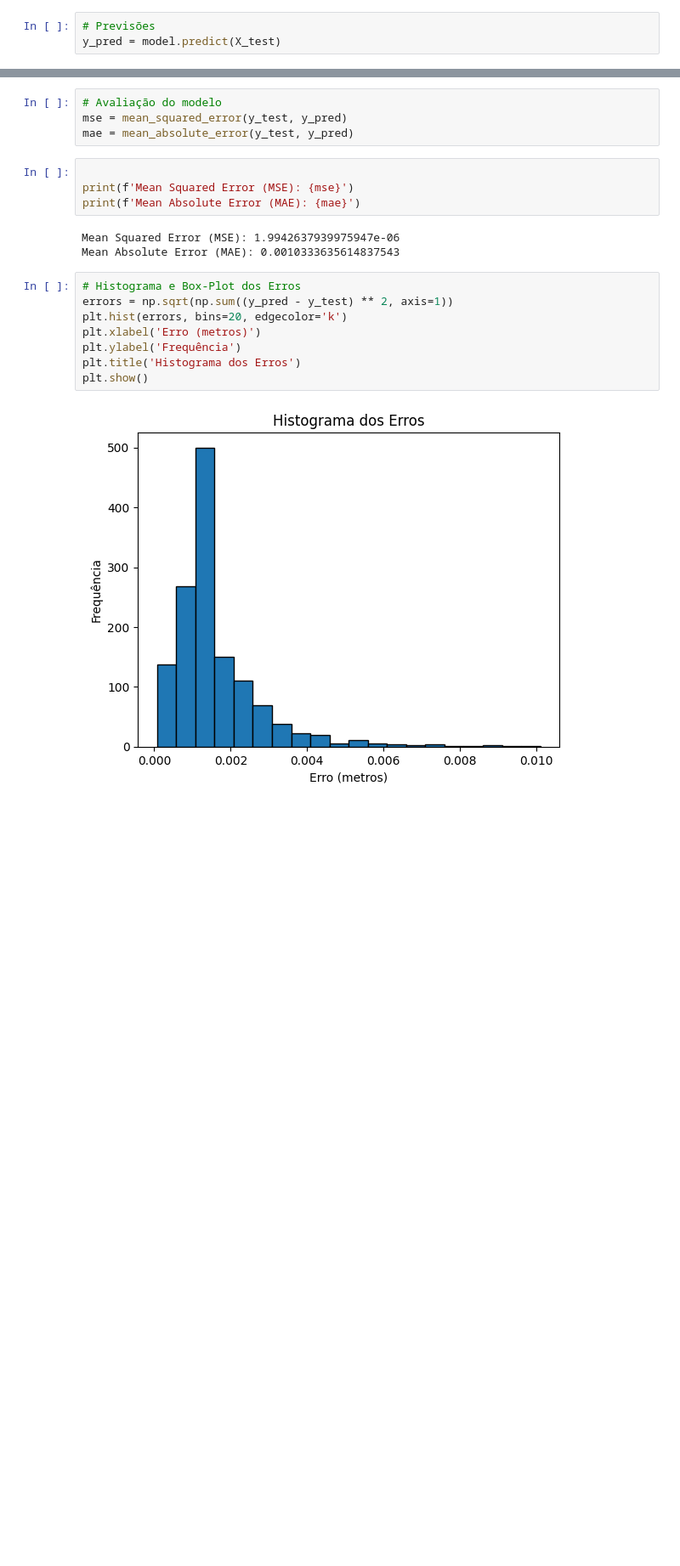
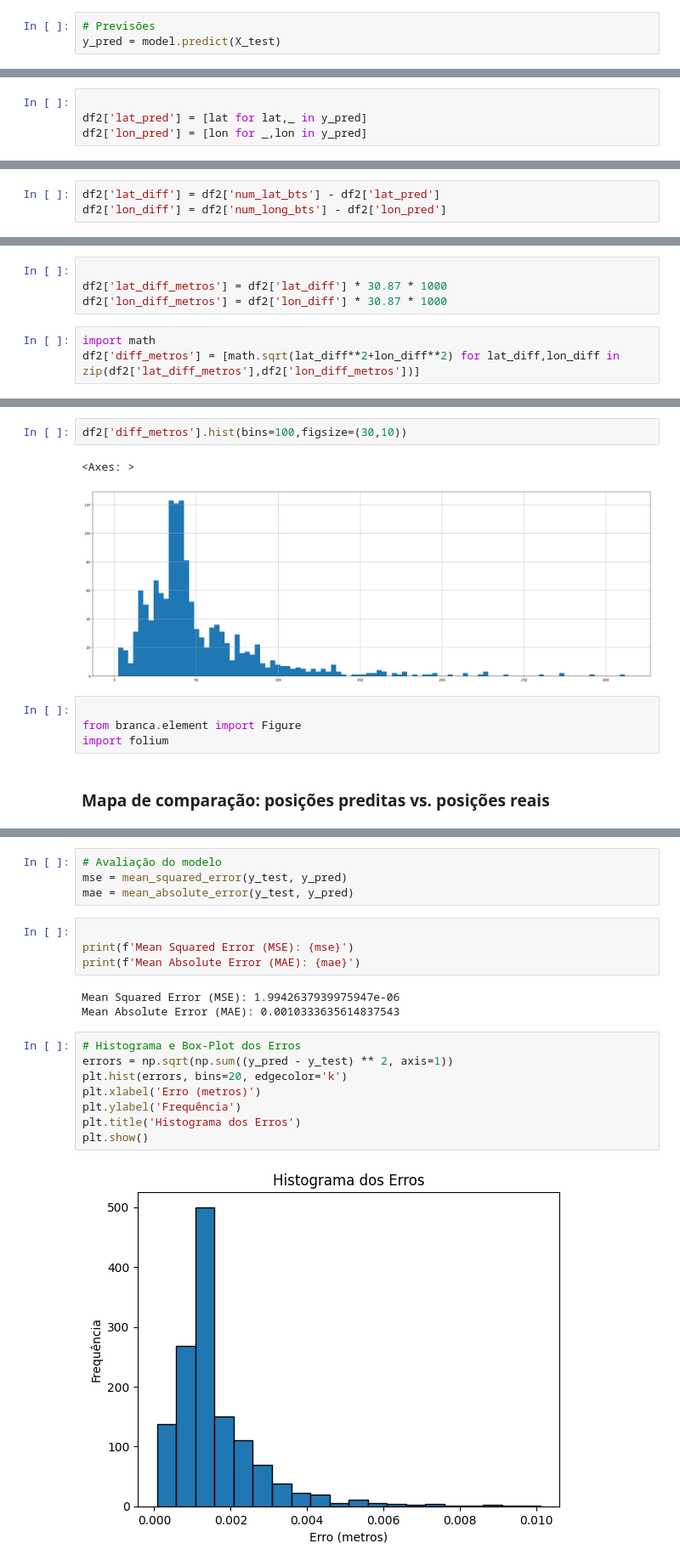
Before and after one commit to hlaff147/ES-290-Comunicacoes-Moveis, a Jupyter notebook: localization_techniques/fingerprint/fingerprint.ipynb, the cells around one changed output, grey strips where cells are left out. Shown at 85% size. Cells and saved outputs as stored; diff of their text form; blank space fills up the shorter version.

```diff
--- a/localization_techniques/fingerprint/fingerprint.ipynb
+++ b/localization_techniques/fingerprint/fingerprint.ipynb
@@ -42,0 +81,4 @@ y_pred = model.predict(X_test)
+# %%
+
+df2['lat_pred'] = [lat for lat,_ in y_pred]
+df2['lon_pred'] = [lon for _,lon in y_pred]
@@ -42,0 +94,3 @@ y_pred = model.predict(X_test)
+# %%
+df2['lat_diff'] = df2['num_lat_bts'] - df2['lat_pred']
+df2['lon_diff'] = df2['num_long_bts'] - df2['lon_pred']
@@ -42,0 +106,7 @@ y_pred = model.predict(X_test)
+# %%
+
+df2['lat_diff_metros'] = df2['lat_diff'] * 30.87 * 1000
+df2['lon_diff_metros'] = df2['lon_diff'] * 30.87 * 1000
+# %%
+import math
+df2['diff_metros'] = [math.sqrt(lat_diff**2+lon_diff**2) for lat_diff,lon_diff in zip(df2['lat_diff_metros'],df2['lon_diff_metros'])]
@@ -42,0 +125,11 @@ y_pred = model.predict(X_test)
+# %%
+df2['diff_metros'].hist(bins=100,figsize=(30,10))
+# %% [output]
+<Axes: >
+[figure, added]
+# %%
+
+from branca.element import Figure
+import folium
+# %% [markdown]
+### Mapa de comparação: posições preditas vs. posições reais
```
Also changed, not shown: parts of 14 cells of this notebook.
